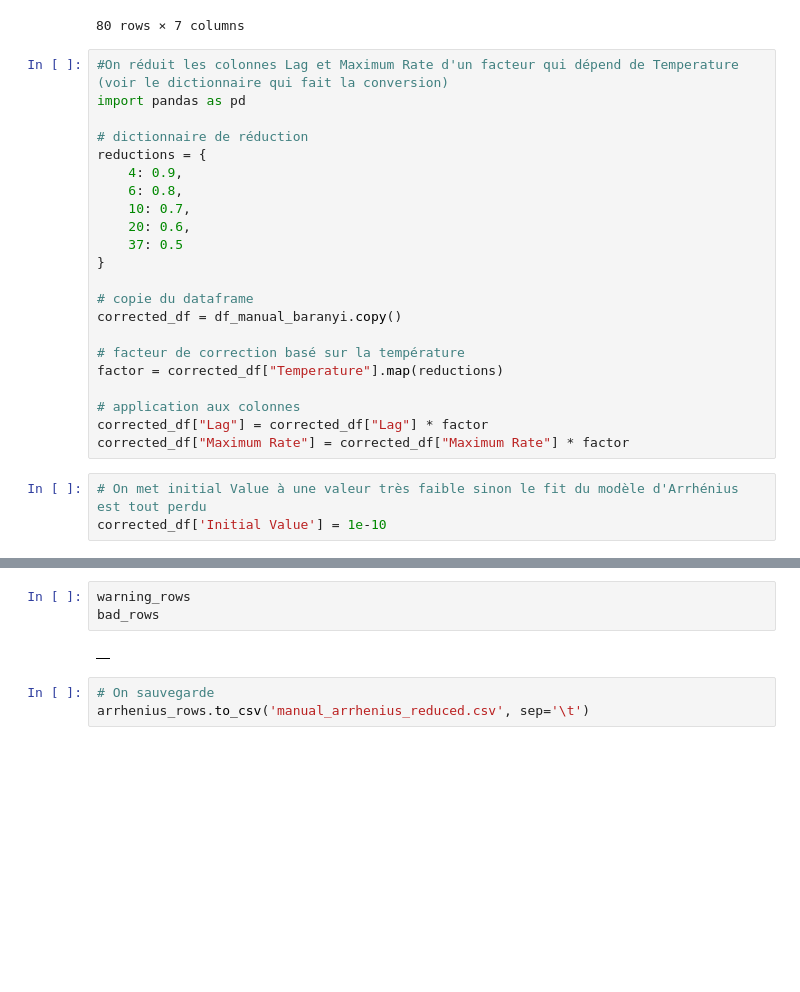
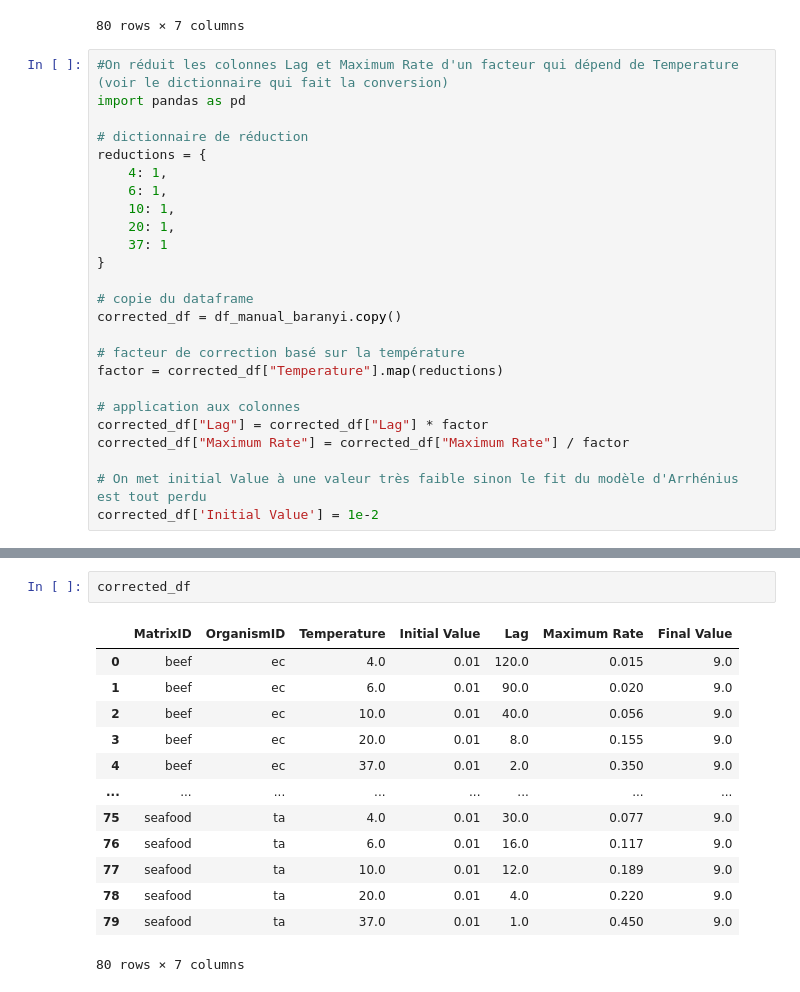
Before and after one commit to lulutinee/safer_food, a Jupyter notebook: notebooks/JYL_sandbox.ipynb, the cells around one changed output, grey strips where cells are left out. Drawn from its saved outputs; the diff is of its cells as text; blank space fills up the shorter version.

Commit message:
J'ai tout cassé...

```diff
--- a/notebooks/JYL_sandbox.ipynb
+++ b/notebooks/JYL_sandbox.ipynb
@@ -2769,11 +2742,11 @@ import pandas as pd
 
 # dictionnaire de réduction
 reductions = {
-    4: 0.9,
-    6: 0.8,
-    10: 0.7,
-    20: 0.6,
-    37: 0.5
+    4: 1,
+    6: 1,
+    10: 1,
+    20: 1,
+    37: 1
 }
 
 # copie du dataframe
@@ -2784,7 +2757,7 @@ factor = corrected_df["Temperature"].map(reductions)
 
 # application aux colonnes
 corrected_df["Lag"] = corrected_df["Lag"] * factor
-corrected_df["Maximum Rate"] = corrected_df["Maximum Rate"] * factor
+corrected_df["Maximum Rate"] = corrected_df["Maximum Rate"] / factor
+
+# On met initial Value à une valeur très faible sinon le fit du modèle d'Arrhénius est tout perdu
+corrected_df['Initial Value'] = 1e-2
-# %%
-# On met initial Value à une valeur très faible sinon le fit du modèle d'Arrhénius est tout perdu
-corrected_df['Initial Value'] = 1e-10
@@ -2825,8 +2764,16 @@ arrhenius_rows
-# %%
-warning_rows
-bad_rows
-# %% [output]
-|  |
-# %%
-# On sauvegarde
-arrhenius_rows.to_csv('manual_arrhenius_reduced.csv', sep='\t')
+# %%
+corrected_df
+# %% [output]
+|  | MatrixID | OrganismID | Temperature | Initial Value | Lag | Maximum Rate | Final Value |
+| 0 | beef | ec | 4.0 | 0.01 | 120.0 | 0.015 | 9.0 |
+| 1 | beef | ec | 6.0 | 0.01 | 90.0 | 0.020 | 9.0 |
+| 2 | beef | ec | 10.0 | 0.01 | 40.0 | 0.056 | 9.0 |
+| 3 | beef | ec | 20.0 | 0.01 | 8.0 | 0.155 | 9.0 |
+| 4 | beef | ec | 37.0 | 0.01 | 2.0 | 0.350 | 9.0 |
+| ... | ... | ... | ... | ... | ... | ... | ... |
+| 75 | seafood | ta | 4.0 | 0.01 | 30.0 | 0.077 | 9.0 |
+| 76 | seafood | ta | 6.0 | 0.01 | 16.0 | 0.117 | 9.0 |
+| 77 | seafood | ta | 10.0 | 0.01 | 12.0 | 0.189 | 9.0 |
+| 78 | seafood | ta | 20.0 | 0.01 | 4.0 | 0.220 | 9.0 |
+| 79 | seafood | ta | 37.0 | 0.01 | 1.0 | 0.450 | 9.0 |
+80 rows × 7 columns
```
Also changed, not shown: parts of 13 cells of this notebook, 4 other files.
